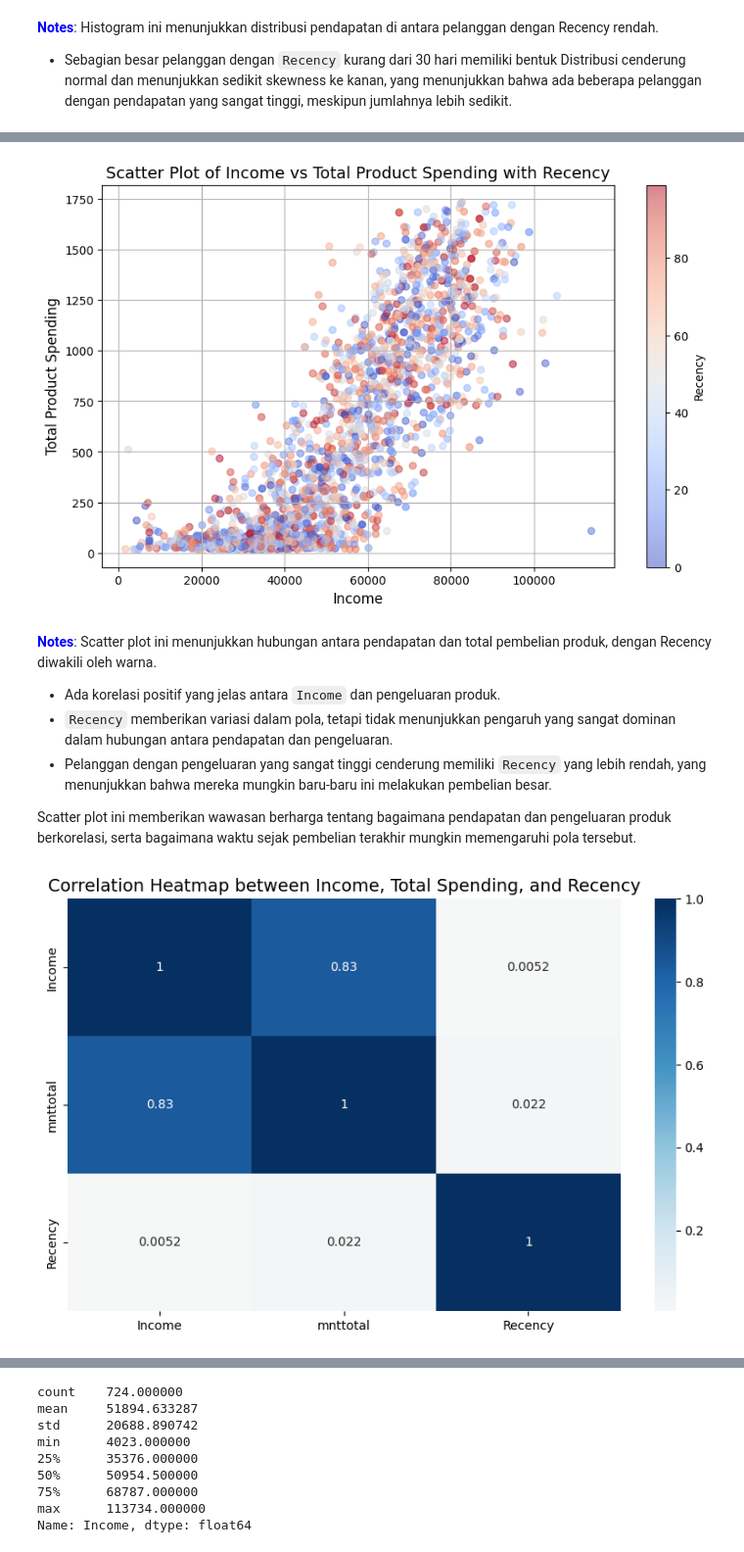
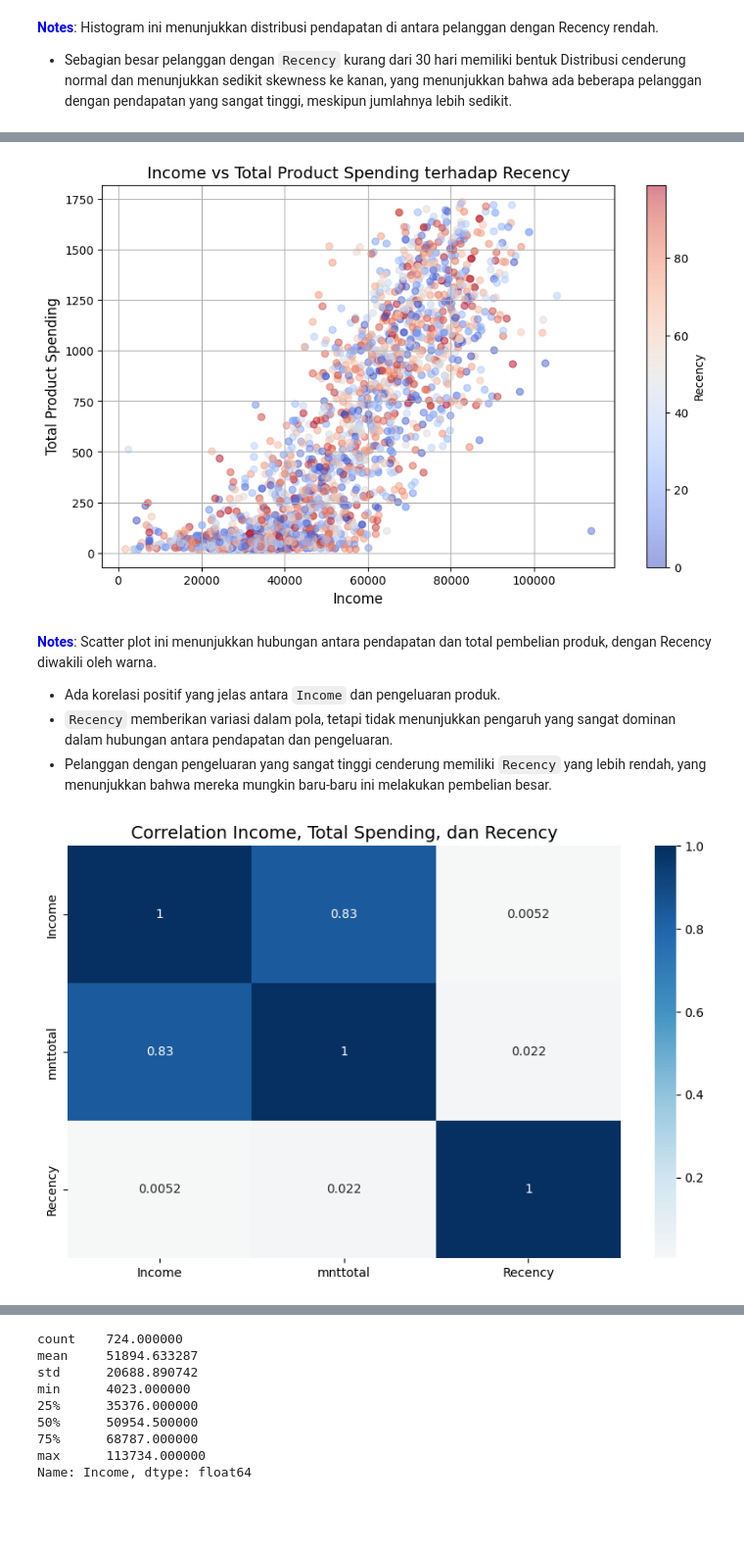
Before and after one commit to baguswibawa/Capstone_Customer_Supermarket, a Jupyter notebook: Main_Project.ipynb, the cells around one changed output, grey strips where cells are left out. Shown at 98% size. Saved outputs shown, nothing was run; the diff lists cells and outputs as text; code cells hidden in the pictures; blank space fills up the shorter version.

```diff
--- a/Main_Project.ipynb
+++ b/Main_Project.ipynb
@@ -90,7 +82,7 @@ pd.options.display.max_colwidth = 1
 pd.options.display.max_columns = 29
 # %%
 # Import data yang ingin diproses
-df = pd.read_csv('/Users/macbookpro/Downloads/Purwadika/Capstone 2/Database/Supermarket Customers.csv', delimiter='\t')
+df = pd.read_csv('Database/Supermarket Customers_Raw.csv', delimiter='\t')
 print(f'Data ini berisi {len(df.columns)} kolom dan {len(df)} baris, diantarnya terdapat {df.duplicated().sum()} data duplikat.')
 print("Data Sample:")
 df.sample(2)
@@ -778,28 +803,26 @@ df.columns
 # Scatter Plot: Pendapatan vs Total Pembelian Produk dengan Recency
 plt.figure(figsize=(10, 6))
 plt.scatter(df['Income'], df['mnttotal'], c=df['Recency'], cmap='coolwarm', alpha=0.5)
-plt.title('Scatter Plot of Income vs Total Product Spending with Recency', fontsize=14)
+plt.title('Income vs Total Product Spending terhadap Recency', fontsize=14)
 plt.xlabel('Income', fontsize=12)
 plt.ylabel('Total Product Spending', fontsize=12)
 plt.colorbar(label='Recency')
 plt.grid(True)
 plt.show()
 # %% [output]
-[figure, old version]
+[figure, new version]
 # %% [markdown]
 <span style='color:blue'><b>Notes</b></span>: Scatter plot ini menunjukkan hubungan antara pendapatan dan total pembelian produk, dengan Recency diwakili oleh warna.
 
 * Ada korelasi positif yang jelas antara `Income` dan pengeluaran produk.
 * `Recency` memberikan variasi dalam pola, tetapi tidak menunjukkan pengaruh yang sangat dominan dalam hubungan antara pendapatan dan pengeluaran.
 * Pelanggan dengan pengeluaran yang sangat tinggi cenderung memiliki `Recency` yang lebih rendah, yang menunjukkan bahwa mereka mungkin baru-baru ini melakukan pembelian besar.
-
-Scatter plot ini memberikan wawasan berharga tentang bagaimana pendapatan dan pengeluaran produk berkorelasi, serta bagaimana waktu sejak pembelian terakhir mungkin memengaruhi pola tersebut.
 # %%
 # Heatmap: Korelasi antara Pendapatan, Total Pembelian Produk, dan Recency
 plt.figure(figsize=(10, 6))
 corr_matrix = df[['Income', 'mnttotal', 'Recency']].corr()
 sns.heatmap(corr_matrix, annot=True, cmap='RdBu', center=0)
-plt.title('Correlation Heatmap between Income, Total Spending, and Recency', fontsize=14)
+plt.title('Correlation Income, Total Spending, dan Recency', fontsize=14)
 plt.show()
 # %% [output]
-[figure, old version]
+[figure, new version]
```
Also changed, not shown: parts of 39 cells of this notebook, 8 other files.
